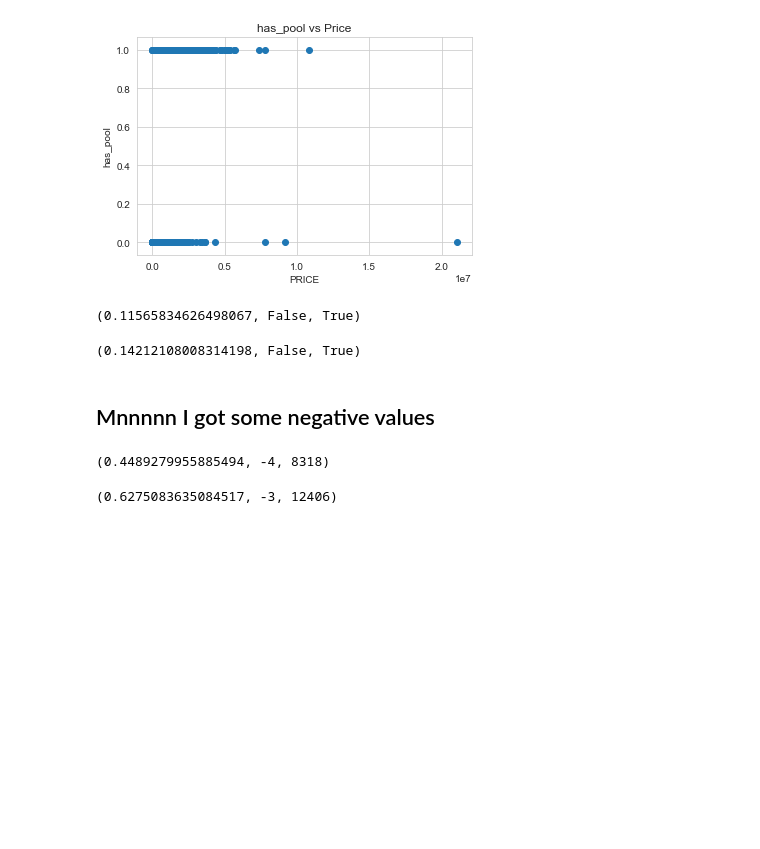
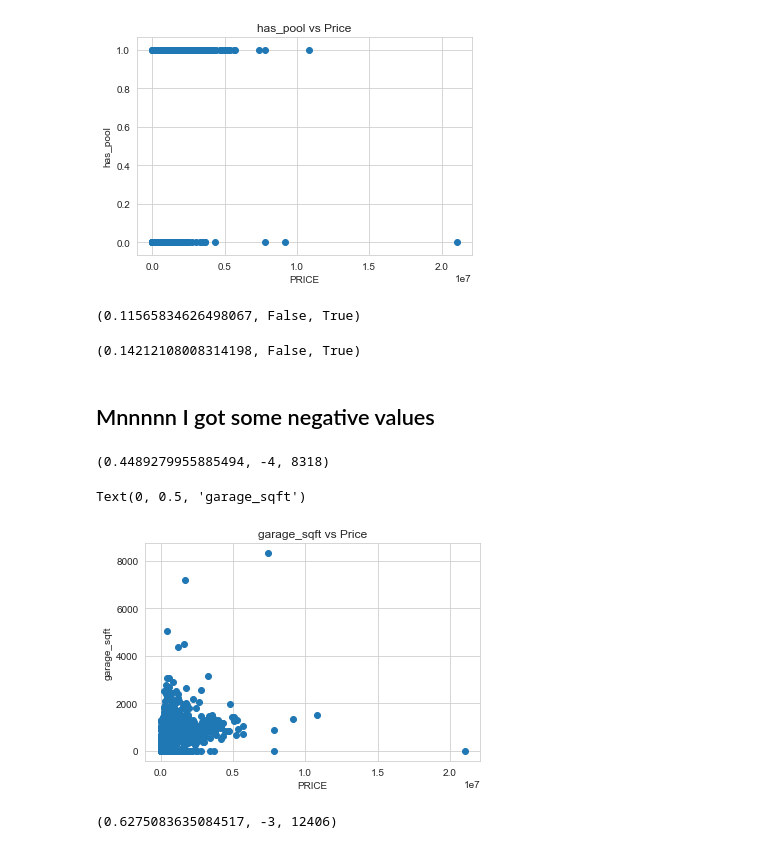
Before and after one commit to Claire56/House_value_estimate, a Jupyter notebook: linkedinDataset.ipynb, the cells around one changed output. Drawn from its saved outputs; the diff is of its cells as text; code cells hidden in the pictures; blank space fills up the shorter version.

```diff
--- a/linkedinDataset.ipynb
+++ b/linkedinDataset.ipynb
@@ -226,6 +234,14 @@ data['has_central_cooling'].corr(data['sale_price']) , min(data['has_central_coo
 data['garage_sqft'].corr(data['sale_price']) , min(data['garage_sqft']), max(data['garage_sqft'])
 # %% [output]
 (0.4489279955885494, -4, 8318)
+# %%
+plt.scatter(data.sale_price,data.garage_sqft)
+plt.title('garage_sqft vs Price')
+plt.xlabel('PRICE')
+plt.ylabel('garage_sqft')
+# %% [output]
+Text(0, 0.5, 'garage_sqft')
+[figure, added]
 # %%
 data['livable_sqft'].corr(data['sale_price']) , min(data['livable_sqft']), max(data['livable_sqft'])
 # %% [output]
```
Also changed, not shown: parts of 11 cells of this notebook, 6 other files.
